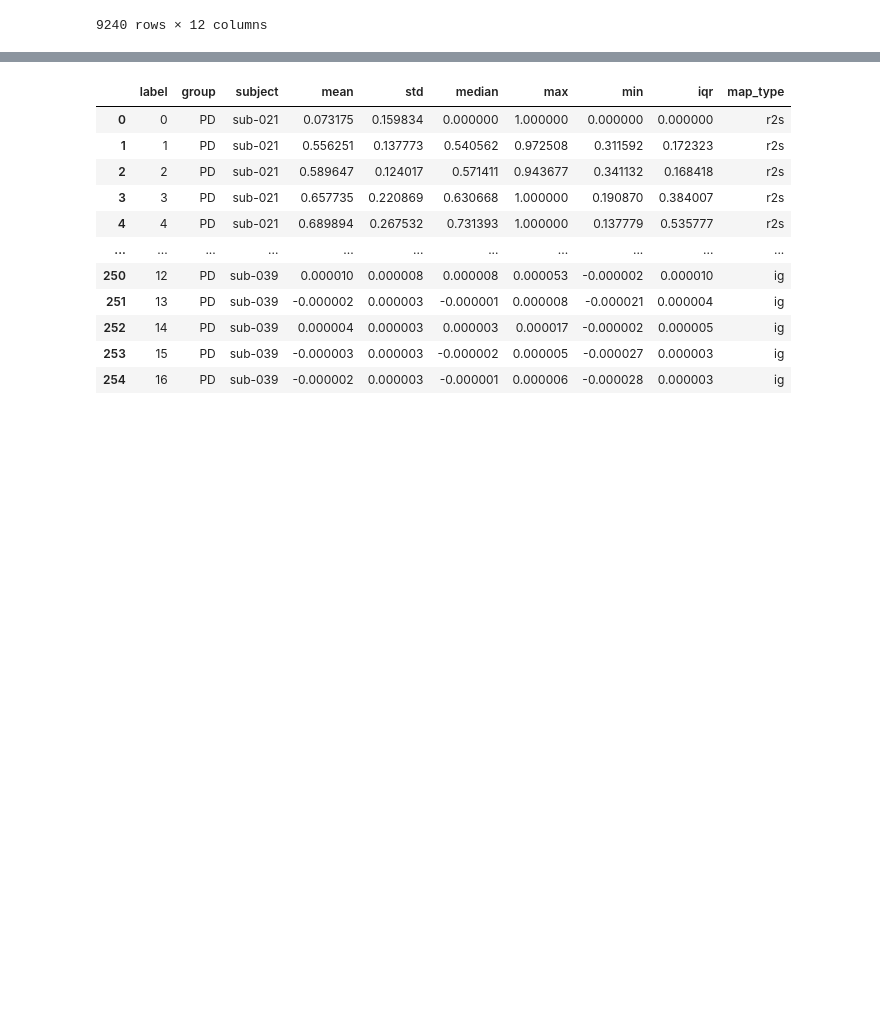
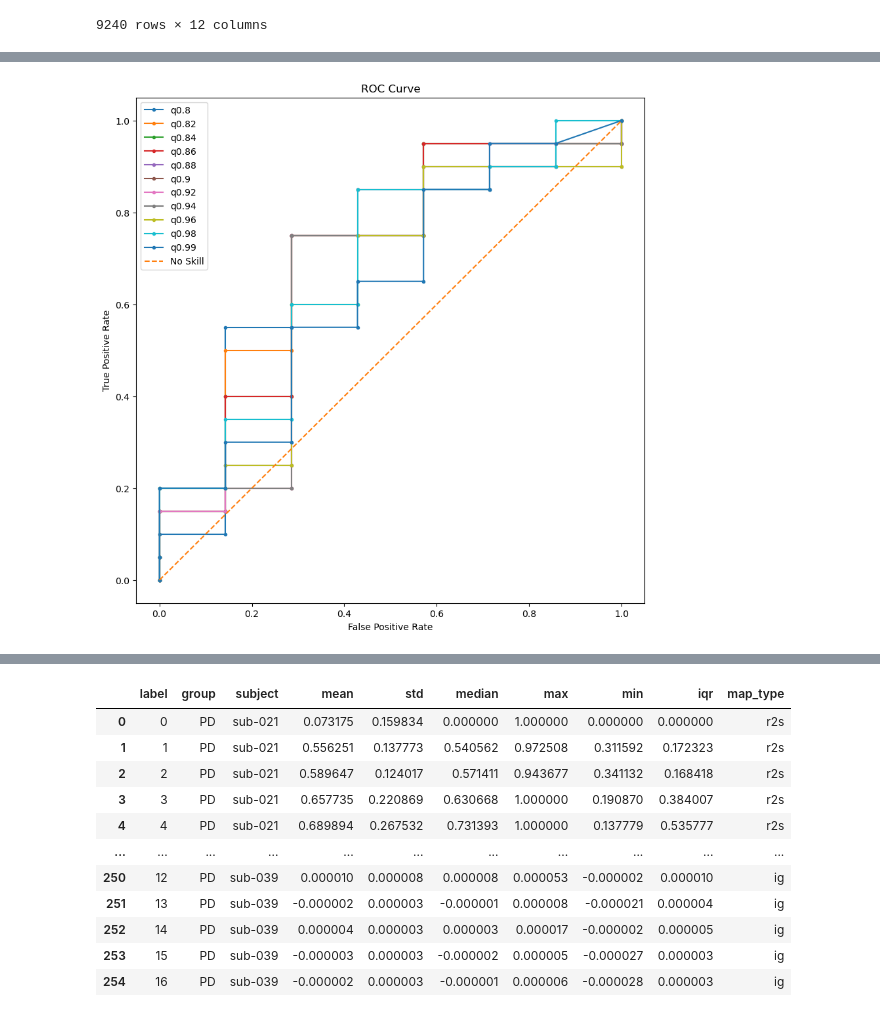
Before and after one commit to alexCortinaU/parkinson_classification, a Jupyter notebook: proc_xai_maps.ipynb, the cells around one changed output, grey strips where cells are left out. Drawn from its saved outputs; the diff is of its cells as text; code cells hidden in the pictures; blank space fills up the shorter version.

```diff
--- a/proc_xai_maps.ipynb
+++ b/proc_xai_maps.ipynb
@@ -129,0 +548,25 @@ dfs
+# %%
+# compute performance metrics
+class_results = [] #{label: {quant: [] for quant in quantiles} for label in atlas_labels}
+for label, quant_scores in scores.items():
+    for quant, subj_scores in quant_scores.items():
+        res = {}
+        fpr, tpr, thresholds = metrics.roc_curve(targets, subj_scores, pos_label=1)
+        g_means = np.sqrt(tpr * (1-fpr))
+        precision, recall, _ = metrics.precision_recall_curve(targets, subj_scores, pos_label=1)
+        roc_auc = metrics.auc(fpr, tpr)
+        prc_auc = metrics.auc(recall, precision)
+        res['label'] = label
+        res['quant'] = quant
+        res['fpr'] = fpr
+        res['tpr'] = tpr
+        res['auroc'] = roc_auc
+        res['g_means'] = g_means
+        res['gmean'] = np.max(g_means)
+        res['precision'] = precision
+        res['recall'] = recall
+        res['auprc'] = prc_auc
+        class_results.append(res)
+
+class_results = pd.DataFrame(class_results)
+class_results
@@ -129,0 +587,18 @@ dfs
+# %%
+# plot the roc curve for the model
+quantiles = ['q0.8',  'q0.82', 'q0.84', 'q0.86', 'q0.88', 'q0.9', 'q0.92', 'q0.94', 'q0.96', 'q0.98', 'q0.99']
+f = plt.figure(figsize=(10,10))
+for quant in quantiles:
+    fpr = class_results.loc[(class_results.label == 12) & (class_results.quant == quant), 'fpr'].values[0]
+    tpr = class_results.loc[(class_results.label == 12) & (class_results.quant == quant), 'tpr'].values[0]
+    plt.plot(fpr, tpr, marker='.', label=quant)
+plt.plot([0,1], [0,1], linestyle='--', label='No Skill')
+# axis labels
+plt.xlabel('False Positive Rate')
+plt.ylabel('True Positive Rate')
+plt.title('ROC Curve')
+plt.legend()
+# show the plot
+plt.show()
+# %% [output]
+[figure, added]
```
Also changed, not shown: parts of 33 cells of this notebook, 2 other files.
